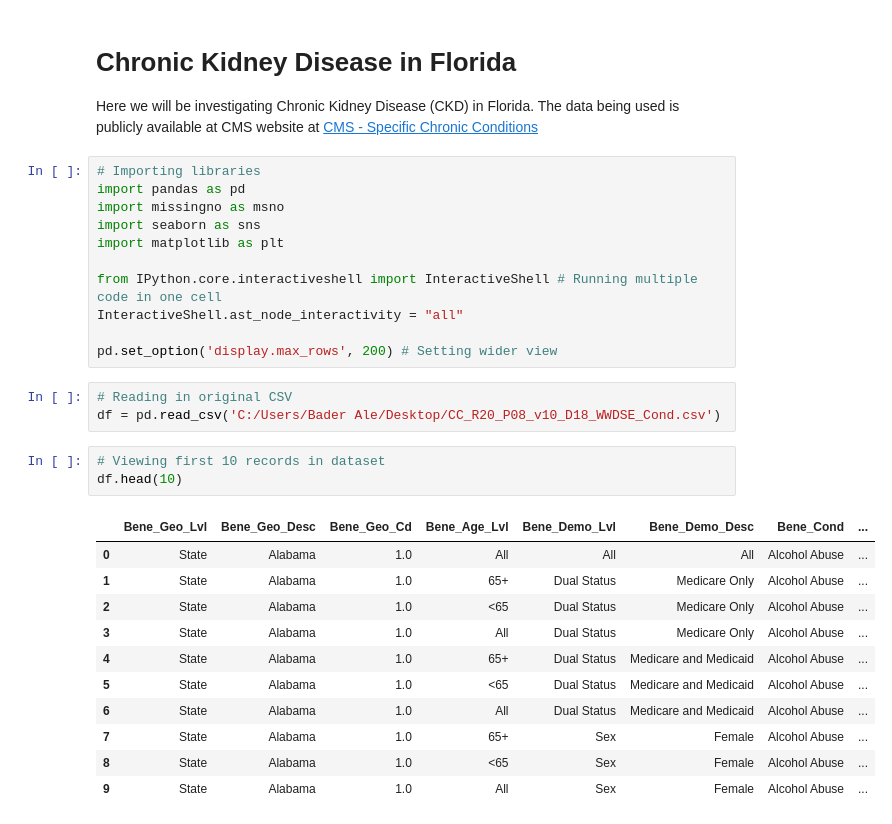
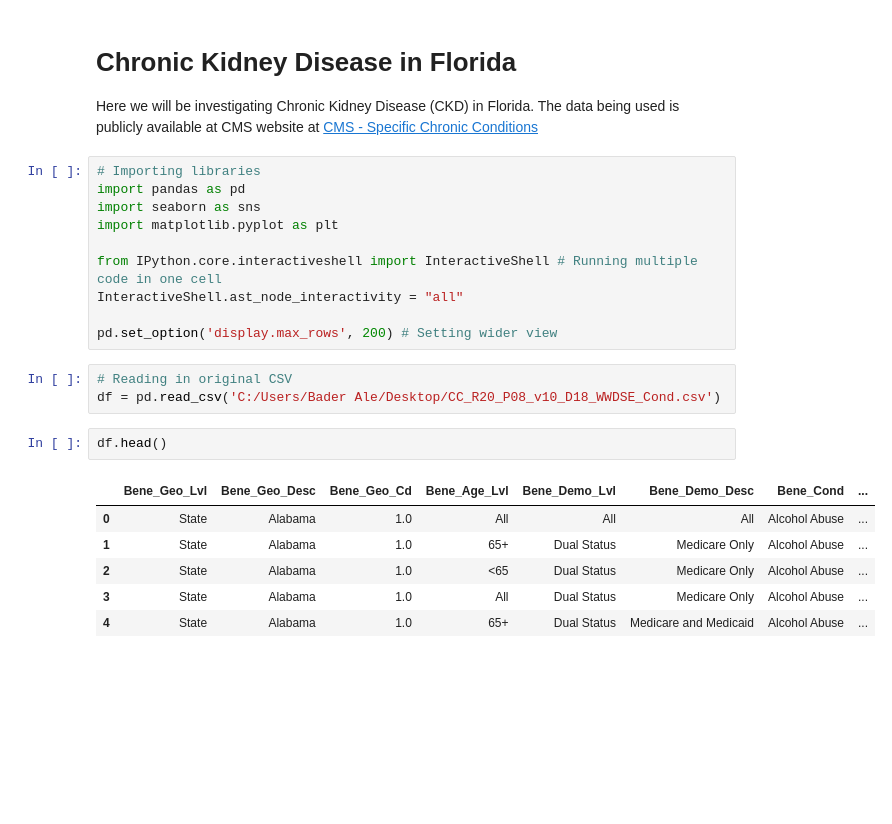
Before and after one commit to baderale/CMS_Chronic-Conditions, a Jupyter notebook: CMS_Chronic Conditions.ipynb, the cells around one changed output. Drawn from its saved outputs; the diff is of its cells as text; blank space fills up the shorter version.

```diff
--- a/CMS_Chronic Conditions.ipynb
+++ b/CMS_Chronic Conditions.ipynb
@@ -4,9 +4,8 @@ Here we will be investigating Chronic Kidney Disease (CKD) in Florida. The data
 # %%
 # Importing libraries
 import pandas as pd
-import missingno as msno
 import seaborn as sns
-import matplotlib as plt
+import matplotlib.pyplot as plt
 
 from IPython.core.interactiveshell import InteractiveShell # Running multiple code in one cell
 InteractiveShell.ast_node_interactivity = "all"
@@ -15,18 +14,12 @@ pd.set_option('display.max_rows', 200) # Setting wider view
 # %%
 # Reading in original CSV
 df = pd.read_csv('C:/Users/Bader Ale/Desktop/CC_R20_P08_v10_D18_WWDSE_Cond.csv')
-# %%
-# Viewing first 10 records in dataset
-df.head(10)
-# %% [output]
-|  | Bene_Geo_Lvl | Bene_Geo_Desc | Bene_Geo_Cd | Bene_Age_Lvl | Bene_Demo_Lvl | Bene_Demo_Desc | Bene_Cond | ... |
-| 0 | State | Alabama | 1.0 | All | All | All | Alcohol Abuse | ... |
-| 1 | State | Alabama | 1.0 | 65+ | Dual Status | Medicare Only | Alcohol Abuse | ... |
-| 2 | State | Alabama | 1.0 | <65 | Dual Status | Medicare Only | Alcohol Abuse | ... |
-| 3 | State | Alabama | 1.0 | All | Dual Status | Medicare Only | Alcohol Abuse | ... |
-| 4 | State | Alabama | 1.0 | 65+ | Dual Status | Medicare and Medicaid | Alcohol Abuse | ... |
-| 5 | State | Alabama | 1.0 | <65 | Dual Status | Medicare and Medicaid | Alcohol Abuse | ... |
-| 6 | State | Alabama | 1.0 | All | Dual Status | Medicare and Medicaid | Alcohol Abuse | ... |
-| 7 | State | Alabama | 1.0 | 65+ | Sex | Female | Alcohol Abuse | ... |
-| 8 | State | Alabama | 1.0 | <65 | Sex | Female | Alcohol Abuse | ... |
-| 9 | State | Alabama | 1.0 | All | Sex | Female | Alcohol Abuse | ... |
+# %%
+df.head()
+# %% [output]
+|  | Bene_Geo_Lvl | Bene_Geo_Desc | Bene_Geo_Cd | Bene_Age_Lvl | Bene_Demo_Lvl | Bene_Demo_Desc | Bene_Cond | ... |
+| 0 | State | Alabama | 1.0 | All | All | All | Alcohol Abuse | ... |
+| 1 | State | Alabama | 1.0 | 65+ | Dual Status | Medicare Only | Alcohol Abuse | ... |
+| 2 | State | Alabama | 1.0 | <65 | Dual Status | Medicare Only | Alcohol Abuse | ... |
+| 3 | State | Alabama | 1.0 | All | Dual Status | Medicare Only | Alcohol Abuse | ... |
+| 4 | State | Alabama | 1.0 | 65+ | Dual Status | Medicare and Medicaid | Alcohol Abuse | ... |
```
Also changed, not shown: parts of 9 cells of this notebook.
